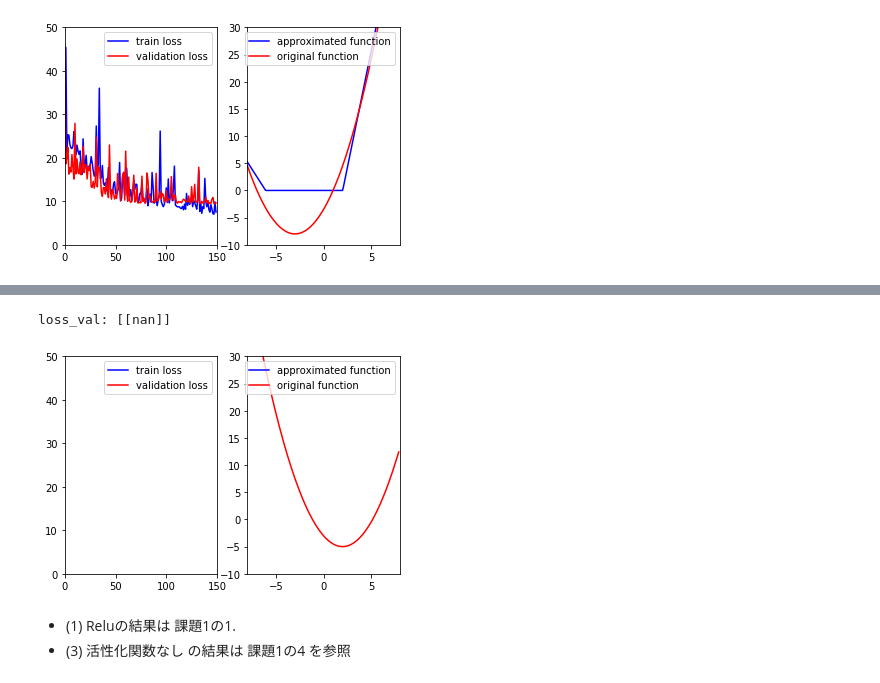
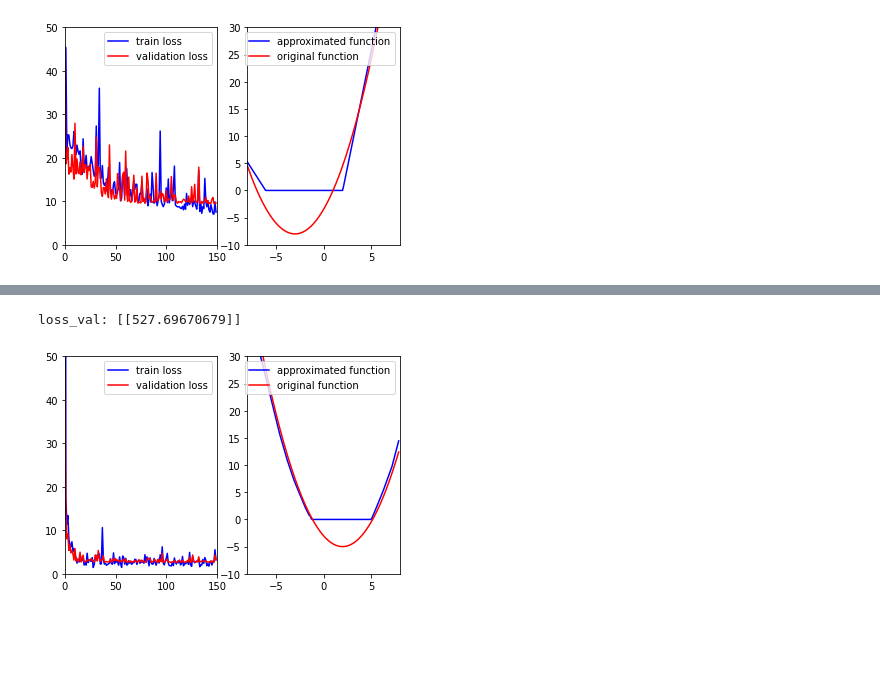
Before and after one commit to Knt44kw/SystemRecognition, a Jupyter notebook: code/kadai1/fullconnection_scratch.ipynb, the cells around one changed output, grey strips where cells are left out. Saved outputs shown, nothing was run; the diff lists cells and outputs as text; code cells hidden in the pictures; blank space fills up the shorter version.

```diff
--- a/code/kadai1/fullconnection_scratch.ipynb
+++ b/code/kadai1/fullconnection_scratch.ipynb
@@ -361,7 +374,7 @@ fc1 = Fc(1,20)
 fc2 = Fc(20,20)
 fc3 = Fc(20,1)
 # デフォルトの値0.001よりも学習率を高くする
-show_learning_result(f, fc1, fc2, fc3, X_train, Y_train, X_val, Y_val, num_train, num_val, learning_rate=0.1)
+show_learning_result(f, fc1, fc2, fc3, X_train, Y_train, X_val, Y_val, num_train, num_val, lr=0.1)
 # %% [output]
 loss_val: [[19279.07189467]]
 [figure]
@@ -370,7 +383,7 @@ fc1 = Fc(1,20)
 fc2 = Fc(20,20)
 fc3 = Fc(20,1)
 # デフォルトの値0.001よりも学習率を低くする
-show_learning_result(f, fc1, fc2, fc3, X_train, Y_train, X_val, Y_val, num_train, num_val, learning_rate=0.0005)
+show_learning_result(f, fc1, fc2, fc3, X_train, Y_train, X_val, Y_val, num_train, num_val, lr=0.0005)
 # %% [output]
 loss_val: [[1020.12138186]]
 [figure]
@@ -404,5 +424,5 @@ loss_val: [[1539.45805194]]
 # %%
-#fc1 = Fc(1,20)
-#fc2 = Fc(20,20)
-#fc3 = Fc(20,1)
-#show_learning_result(f, fc1, fc2, fc3, X_train, Y_train, X_val, Y_val, num_train, num_val, optimizer="adam")
+fc1 = Fc(1,20)
+fc2 = Fc(20,20)
+fc3 = Fc(20,1)
+show_learning_result(f, fc1, fc2, fc3, X_train, Y_train, X_val, Y_val, num_train, num_val, optimizer="adam")
@@ -409,5 +434,5 @@ loss_val: [[1539.45805194]]
 # %%
-#fc1 = Fc(1,20)
-#fc2 = Fc(20,20)
-#fc3 = Fc(20,1)
-#show_learning_result(f, fc1, fc2, fc3, X_train, Y_train, X_val, Y_val, num_train, num_val, optimizer="adagrad")
+fc1 = Fc(1,20)
+fc2 = Fc(20,20)
+fc3 = Fc(20,1)
+show_learning_result(f, fc1, fc2, fc3, X_train, Y_train, X_val, Y_val, num_train, num_val, optimizer="adagrad")
@@ -417,13 +447,8 @@ loss_val: [[1539.45805194]]
 # %%
-fc1_sigmoid = Fc(1,20,relu=False,sigmoid=True)
-fc2_sigmoid = Fc(20,20,relu=False,sigmoid=True)
-fc3_sigmoid = Fc(20,1,relu=False,sigmoid=True)
-
-show_learning_result(f, fc1_sigmoid, fc2_sigmoid, fc3_sigmoid, X_train, Y_train, X_val, Y_val, num_train, num_val)
+fc1 = Fc(1,20)
+fc2 = Fc(20,20)
+fc3 = Fc(20,1)
+show_learning_result(f, fc1, fc2, fc3, X_train, Y_train, X_val, Y_val, num_train, num_val, optimizer="rmsprop")
 # %% [output]
-loss_val: [[nan]]
+loss_val: [[527.69670679]]
-[figure, old version]
+[figure, new version]
-# %% [markdown]
-* (1) Reluの結果は 課題1の1.
-* (3) 活性化関数なし の結果は 課題1の4
-を参照
```
Also changed, not shown: parts of 37 cells of this notebook, 1 other file.
